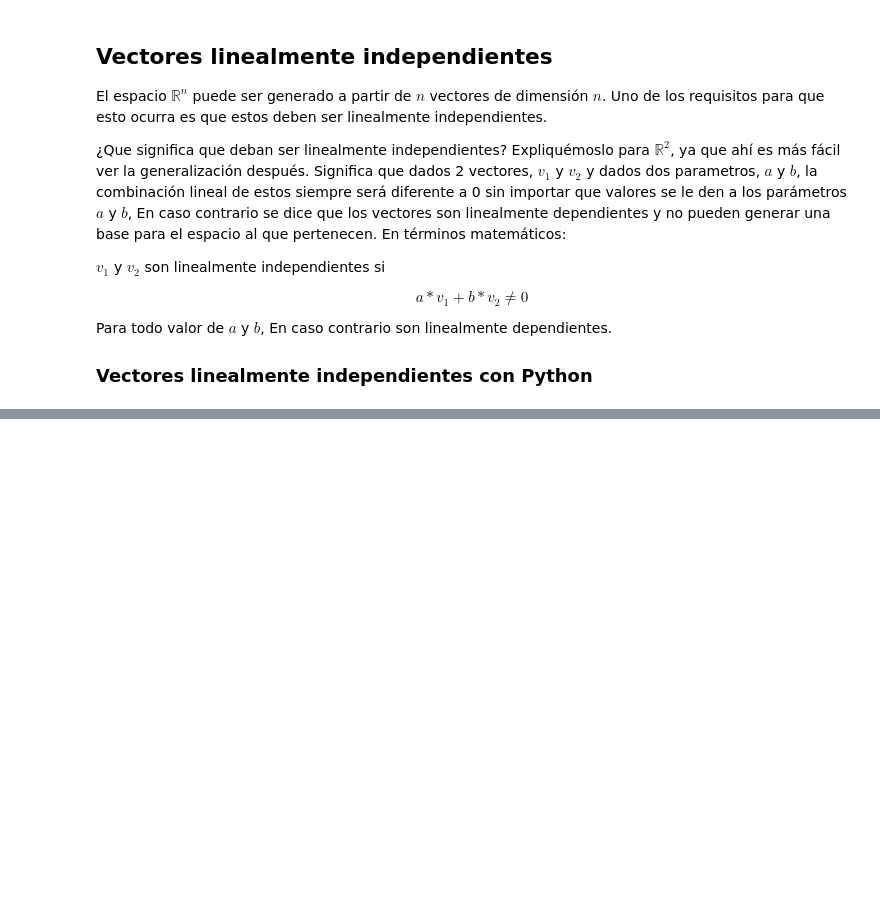
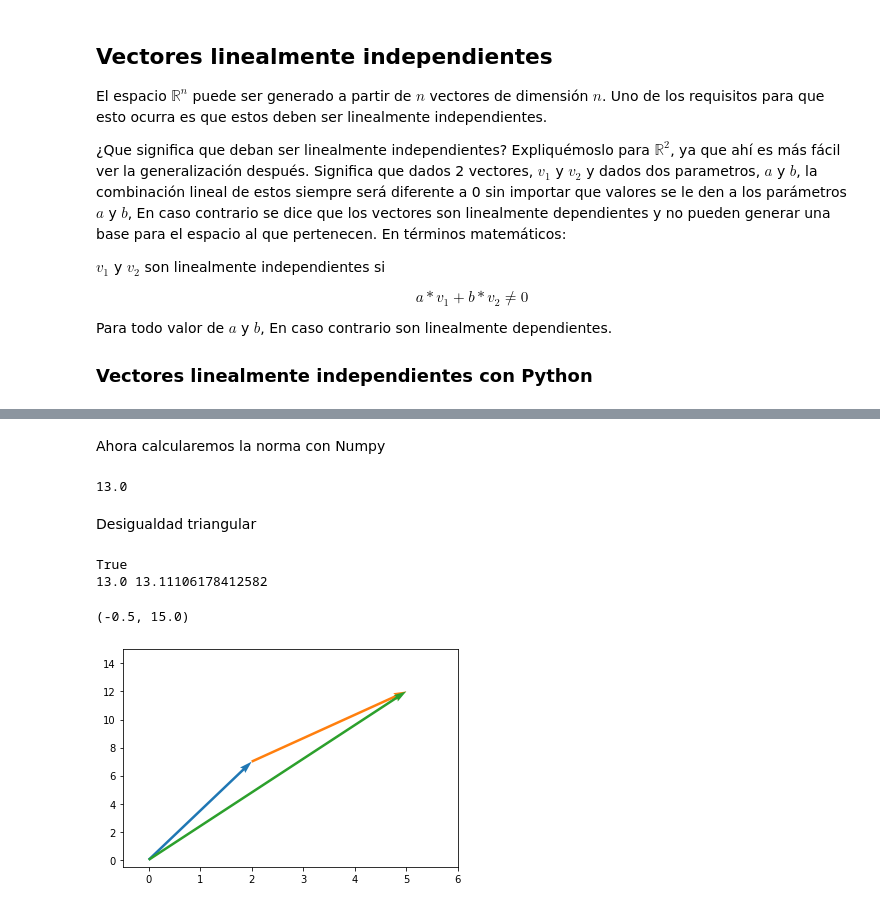
Before and after one commit to mazzaroli/algebra_lineal, a Jupyter notebook: notes.ipynb, the cells around one changed output, grey strips where cells are left out. Cells and saved outputs as stored; diff of their text form; code cells hidden in the pictures; blank space fills up the shorter version.

```diff
--- a/notes.ipynb
+++ b/notes.ipynb
@@ -1331,0 +1479,40 @@ plt.axhline(y=0, color='gray')
+# %% [markdown]
+Ahora calcularemos la norma con Numpy
+# %%
+np.linalg.norm(v1v2)
+# %% [output]
+13.0
+# %% [markdown]
+Desigualdad triangular
+# %%
+# norma(v1v2) <= norma (v1) + norma (v2)
+
+norma_v1 = np.linalg.norm(v1)
+norma_v2 = np.linalg.norm(v2)
+norma_v1v2 = np.linalg.norm(v1v2)
+
+print(norma_v1v2 <= (norma_v1 + norma_v2))
+print(norma_v1v2 , (norma_v1 + norma_v2))
+# %% [output]
+True
+13.0 13.11106178412582
+# %%
+v1 = np.array([0,0,2,7])
+v2 = np.array([0,0,3,5])
+
+v1_aux = np.array([v1[2],v1[3], v2[2],v2[3]])
+v1v2 = v1+v2
+# %%
+plt.quiver([v1[0],v1_aux[0],v1v2[0]],
+           [v1[1],v1_aux[1],v1v2[1]],
+           [v1[2],v1_aux[2],v1v2[2]],
+           [v1[3],v1_aux[3],v1v2[3]],
+           angles= 'xy', scale_units='xy', scale=1,
+           color=sns.color_palette()
+)
+
+plt.xlim(-0.5,6)
+plt.ylim(-0.5,15)
+# %% [output]
+(-0.5, 15.0)
+[figure, added]
```
Also changed, not shown: parts of 93 cells of this notebook, 3 other files.
